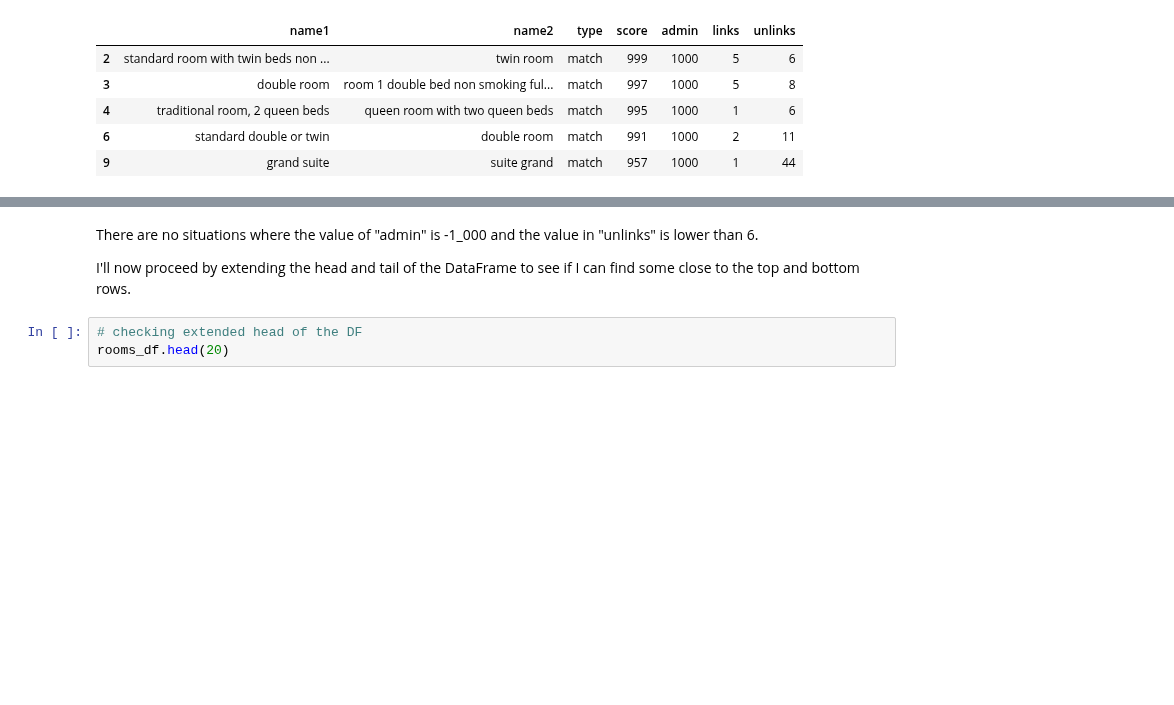
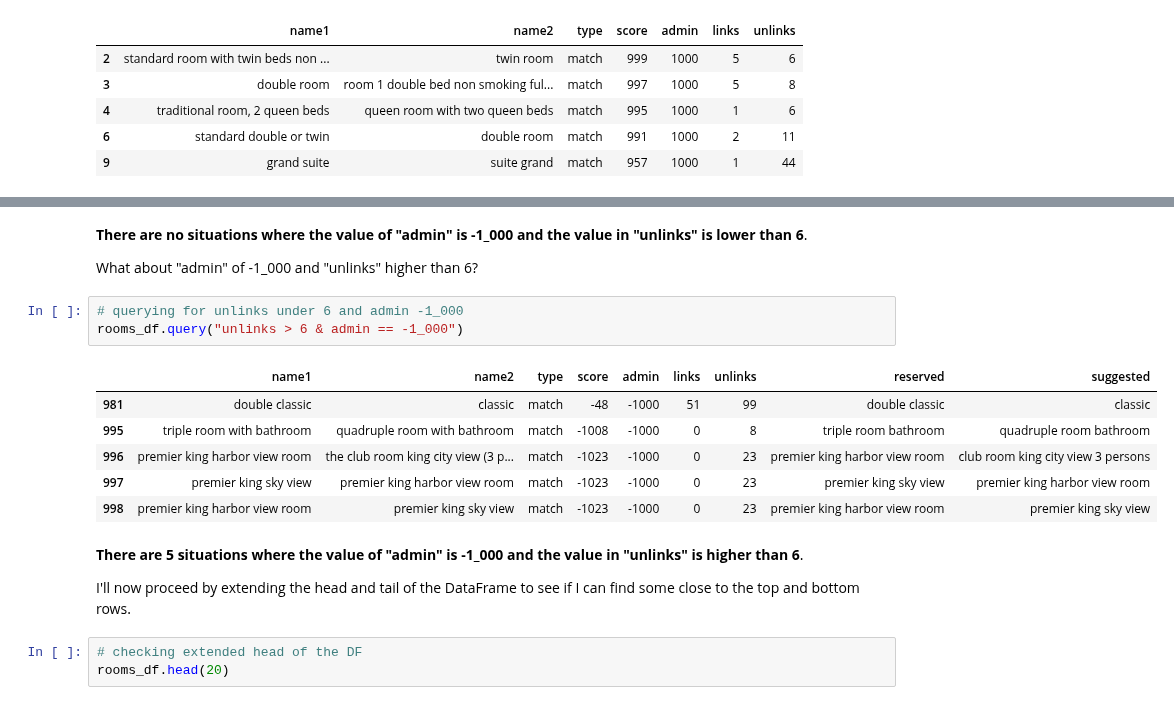
Before and after one commit to duarteharris/pruvo, a Jupyter notebook: eda.ipynb, the cells around one changed output, grey strips where cells are left out. Cells and saved outputs as stored; diff of their text form; blank space fills up the shorter version.

```diff
--- a/eda.ipynb
+++ b/eda.ipynb
@@ -160,5 +160,19 @@ rooms_df.query("unlinks < 6 & admin == -1_000")
+# %% [markdown]
+**There are no situations where the value of "admin" is -1_000 and the value in "unlinks" is lower than 6**.
+
+What about "admin" of -1_000 and "unlinks" higher than 6?
+# %%
+# querying for unlinks under 6 and admin -1_000
+rooms_df.query("unlinks > 6 & admin == -1_000")
+# %% [output]
+|  | name1 | name2 | type | score | admin | links | unlinks | reserved | suggested |
+| 981 | double classic | classic | match | -48 | -1000 | 51 | 99 | double classic | classic |
+| 995 | triple room with bathroom | quadruple room with bathroom | match | -1008 | -1000 | 0 | 8 | triple room bathroom | quadruple room bathroom |
+| 996 | premier king harbor view room | the club room king city view (3 p... | match | -1023 | -1000 | 0 | 23 | premier king harbor view room | club room king city view 3 persons |
+| 997 | premier king sky view | premier king harbor view room | match | -1023 | -1000 | 0 | 23 | premier king sky view | premier king harbor view room |
+| 998 | premier king harbor view room | premier king sky view | match | -1023 | -1000 | 0 | 23 | premier king harbor view room | premier king sky view |
 # %% [markdown]
-There are no situations where the value of "admin" is -1_000 and the value in "unlinks" is lower than 6.
+**There are 5 situations where the value of "admin" is -1_000 and the value in "unlinks" is higher than 6**.
 
 I'll now proceed by extending the head and tail of the DataFrame to see if I can find some close to the top and bottom rows.
 # %%
```
Also changed, not shown: parts of 3 cells of this notebook.
